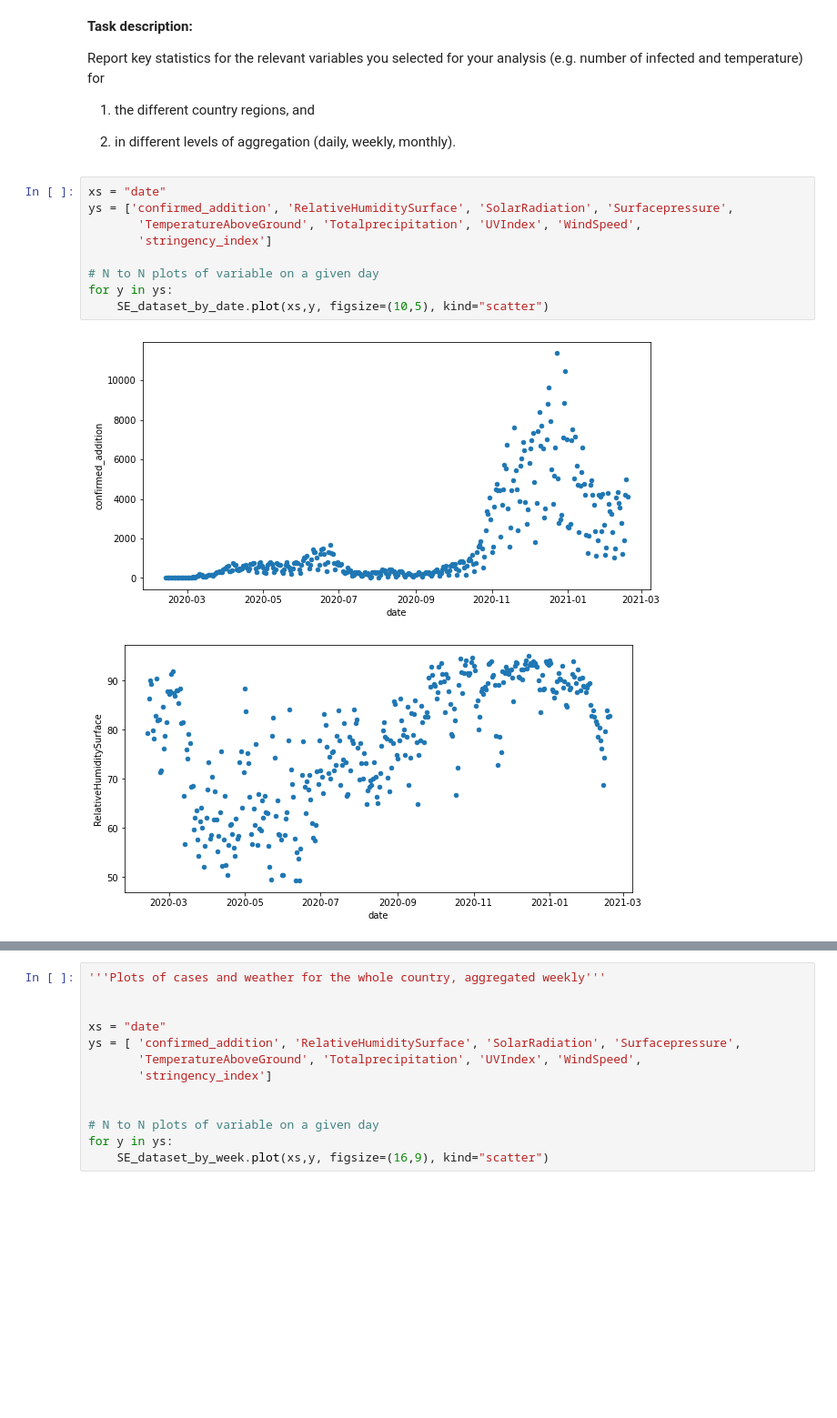
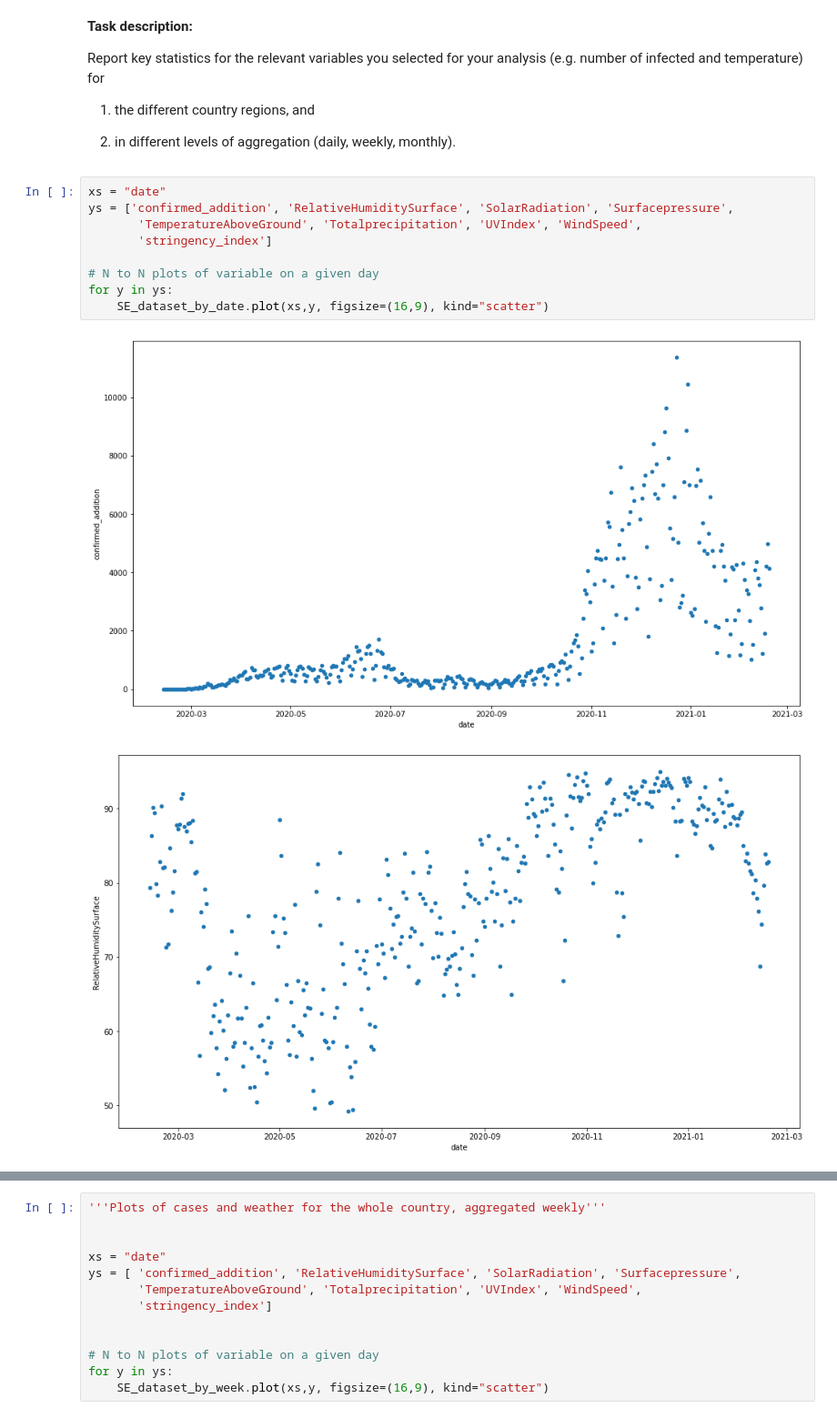
Before and after one commit to ranUser01/Covid-development-in-Sweden, a Jupyter notebook: notebooks/project_handin.ipynb, the cells around one changed output, grey strips where cells are left out. Shown at 91% size. Saved outputs shown, nothing was run; the diff lists cells and outputs as text; blank space fills up the shorter version.

```diff
--- a/notebooks/project_handin.ipynb
+++ b/notebooks/project_handin.ipynb
@@ -269,12 +267,12 @@ Report key statistics for the relevant variables you selected for your analysis
 # %%
 xs = "date"
 ys = ['confirmed_addition', 'RelativeHumiditySurface', 'SolarRadiation', 'Surfacepressure',
        'TemperatureAboveGround', 'Totalprecipitation', 'UVIndex', 'WindSpeed',
        'stringency_index']
 
 # N to N plots of variable on a given day
 for y in ys:
-    SE_dataset_by_date.plot(xs,y, figsize=(10,5), kind="scatter")
+    SE_dataset_by_date.plot(xs,y, figsize=(16,9), kind="scatter")
 # %% [output]
-[figure, old version]
+[figure, new version]
-[figure, old version]
+[figure, new version]
```
Also changed, not shown: parts of 13 cells of this notebook.
